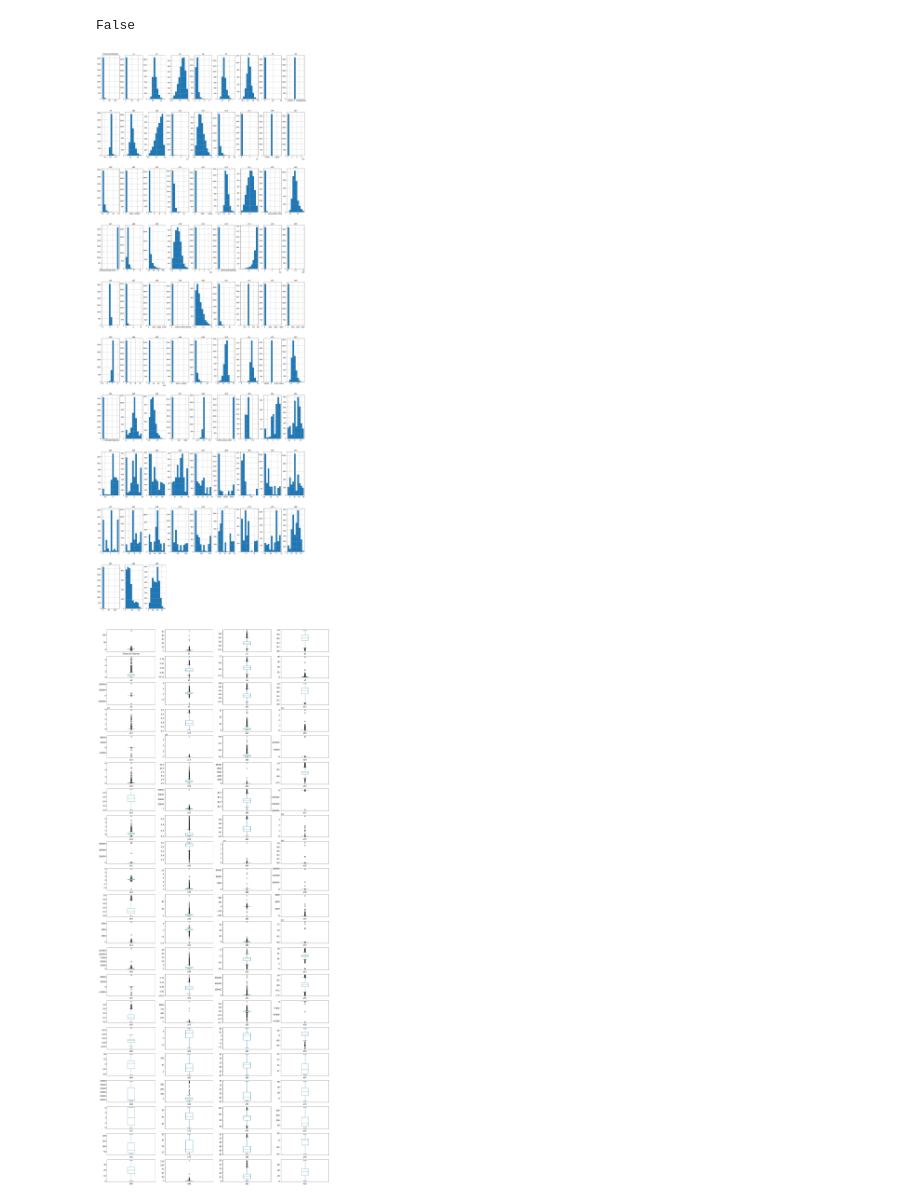
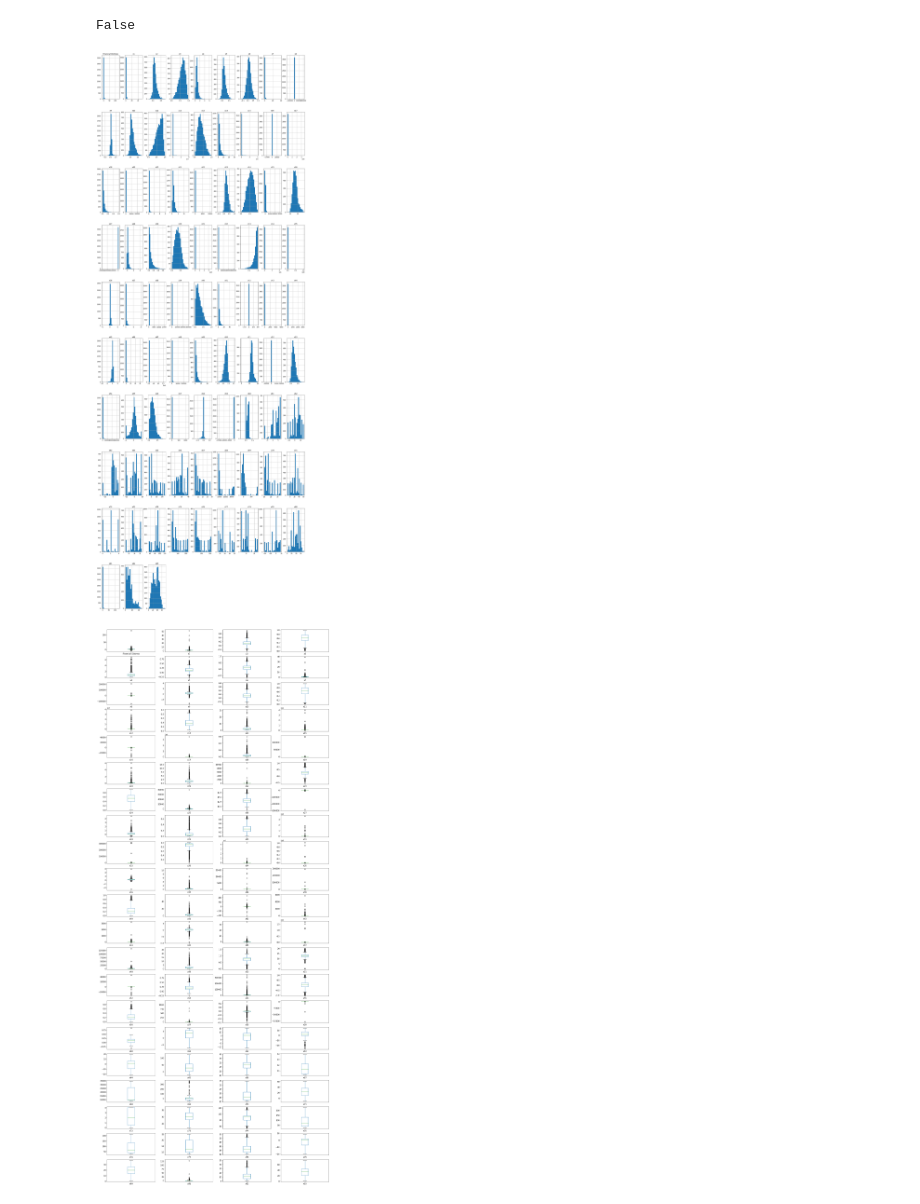
Before and after one commit to bsebast2/AppliedMLProject, a Jupyter notebook: Applied_ML.ipynb, the cells around one changed output. Saved outputs shown, nothing was run; the diff lists cells and outputs as text; code cells hidden in the pictures.

```diff
--- a/Applied_ML.ipynb
+++ b/Applied_ML.ipynb
@@ -158,9 +110,9 @@ False
 # %%
 # x1, x7, x8, x14, x16, x19, x21, x25, x27, x28, x32, x34,
 # %%
-df1.hist(figsize=(25,70));
+df1.hist(figsize=(25,70), bins = 20);
 # %% [output]
-[figure, old version]
+[figure, new version]
 # %%
 df1.plot(kind='box', subplots=True, layout=(23,4), sharex=False, sharey=False, fontsize= 12, figsize = (25, 70))
 plt.show()
```
Also changed, not shown: parts of 26 cells of this notebook.
